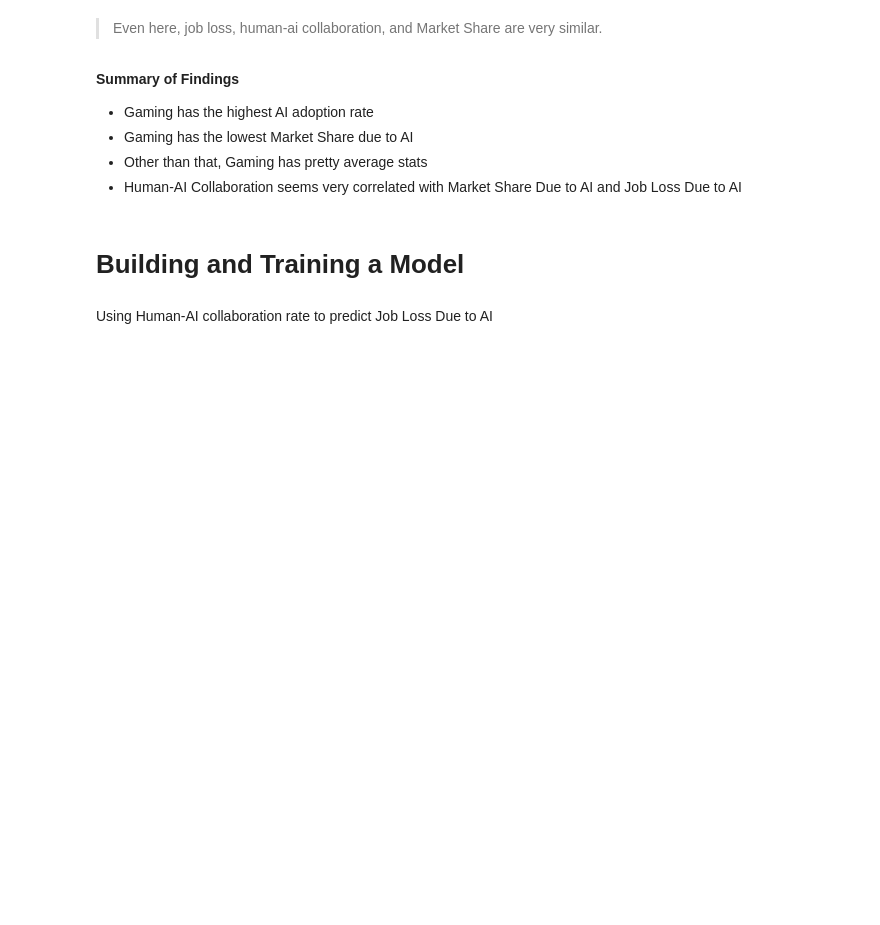
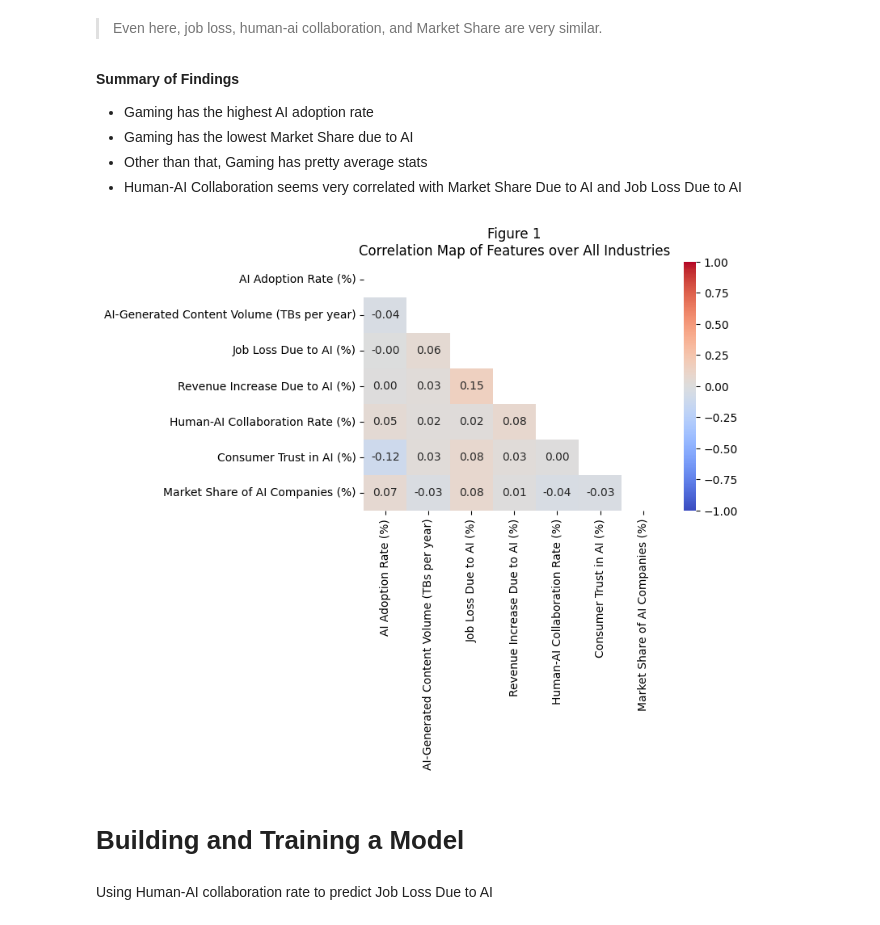
Before and after one commit to SaanvikaVanga/FTI-DSRP-AI_Impact_Research, a Jupyter notebook: Code_For_AI_Impact_Research.ipynb, the cells around one changed output. Cells and saved outputs as stored; diff of their text form; code cells hidden in the pictures; blank space fills up the shorter version.

```diff
--- a/Code_For_AI_Impact_Research.ipynb
+++ b/Code_For_AI_Impact_Research.ipynb
@@ -268,10 +323,14 @@ for i in cols:
 *   Other than that, Gaming has pretty average stats
 *   Human-AI Collaboration seems very correlated with Market Share  Due to AI and Job Loss Due to AI
 # %%
+num_df.drop(columns=['Year'], inplace=True)
+mask = np.triu(num_df.corr())
 plt.figure(figsize=(6, 4))
-sns.heatmap(num_df.corr(), annot=True, cmap='coolwarm', fmt=".2f")
-plt.title('Correlation Map of Features')
+sns.heatmap(num_df.corr(), annot=True, cmap='coolwarm', fmt=".2f", mask=mask, vmin=-1, vmax=1)
+plt.title('Figure 1\nCorrelation Map of Features over All Industries')
 plt.show()
+# %% [output]
+[figure, added]
 # %% [markdown]
 # Building and Training a Model
 # %%
```
Also changed, not shown: parts of 21 cells of this notebook.
